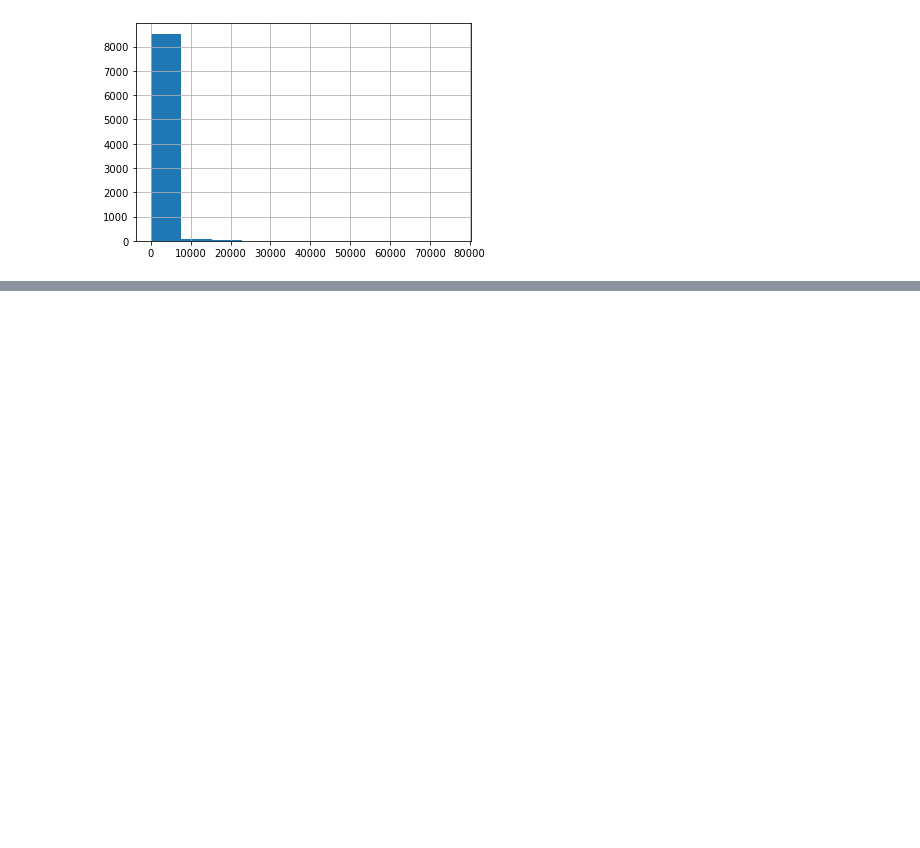
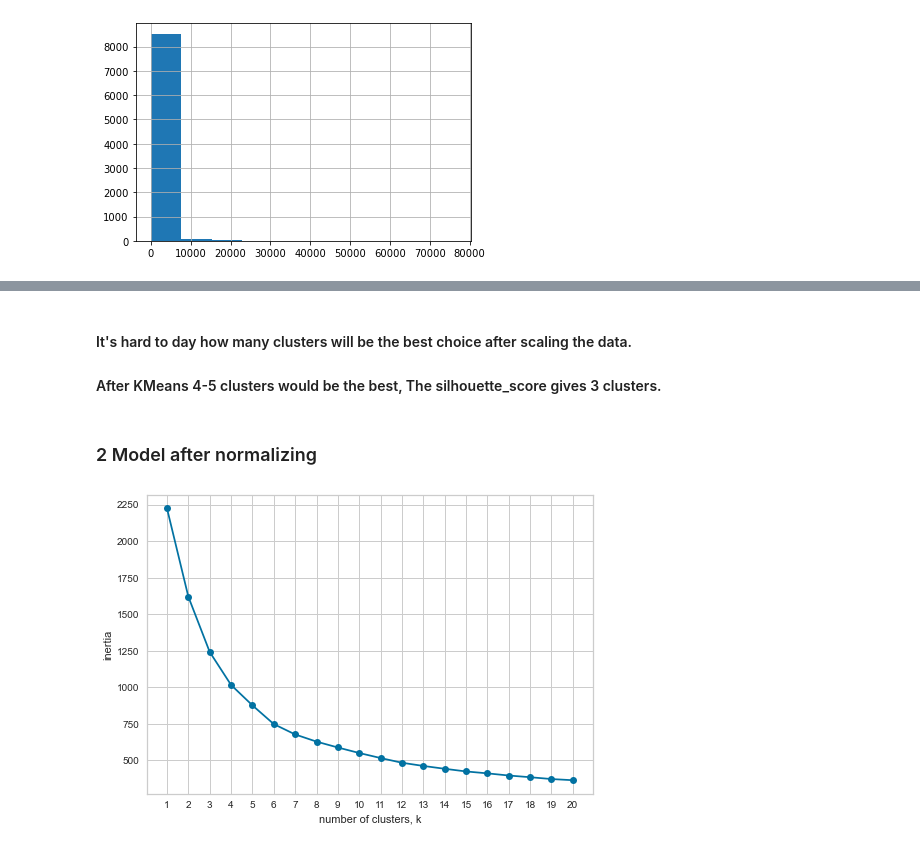
Before and after one commit to AleksanderWernik/Credit_card_clustering, a Jupyter notebook: Credit_card.ipynb, the cells around one changed output, grey strips where cells are left out. Drawn from its saved outputs; the diff is of its cells as text; code cells hidden in the pictures; blank space fills up the shorter version.

```diff
--- a/Credit_card.ipynb
+++ b/Credit_card.ipynb
@@ -281,0 +261,31 @@ Successfully installed yellowbrick-1.5
+# %% [markdown]
+#### It's hard to day how many clusters will be the best choice after scaling the data.
+#### After KMeans 4-5 clusters would be the best, The silhouette_score gives 3 clusters.
+# %% [markdown]
+### 2 Model after normalizing
+# %%
+normalizer = Normalizer()
+Xn = normalizer.fit_transform(X)
+# %%
+ks = range(1, 21)
+inertias = []
+
+for k in ks:
+    # Create a KMeans instance with k clusters: model
+    model = KMeans(n_clusters=k)
+
+    # Fit model to samples
+    model.fit(Xn)
+
+    # Append the inertia to the list of inertias
+    inertias.append(model.inertia_)
+
+# Plot ks vs inertias
+fig, ax = plt.subplots()
+ax.plot(ks, inertias, '-o')
+ax.set_xlabel('number of clusters, k')
+ax.set_ylabel('inertia')
+ax.set_xticks(ks)
+plt.show()
+# %% [output]
+[figure, added]
```
Also changed, not shown: parts of 54 cells of this notebook.
